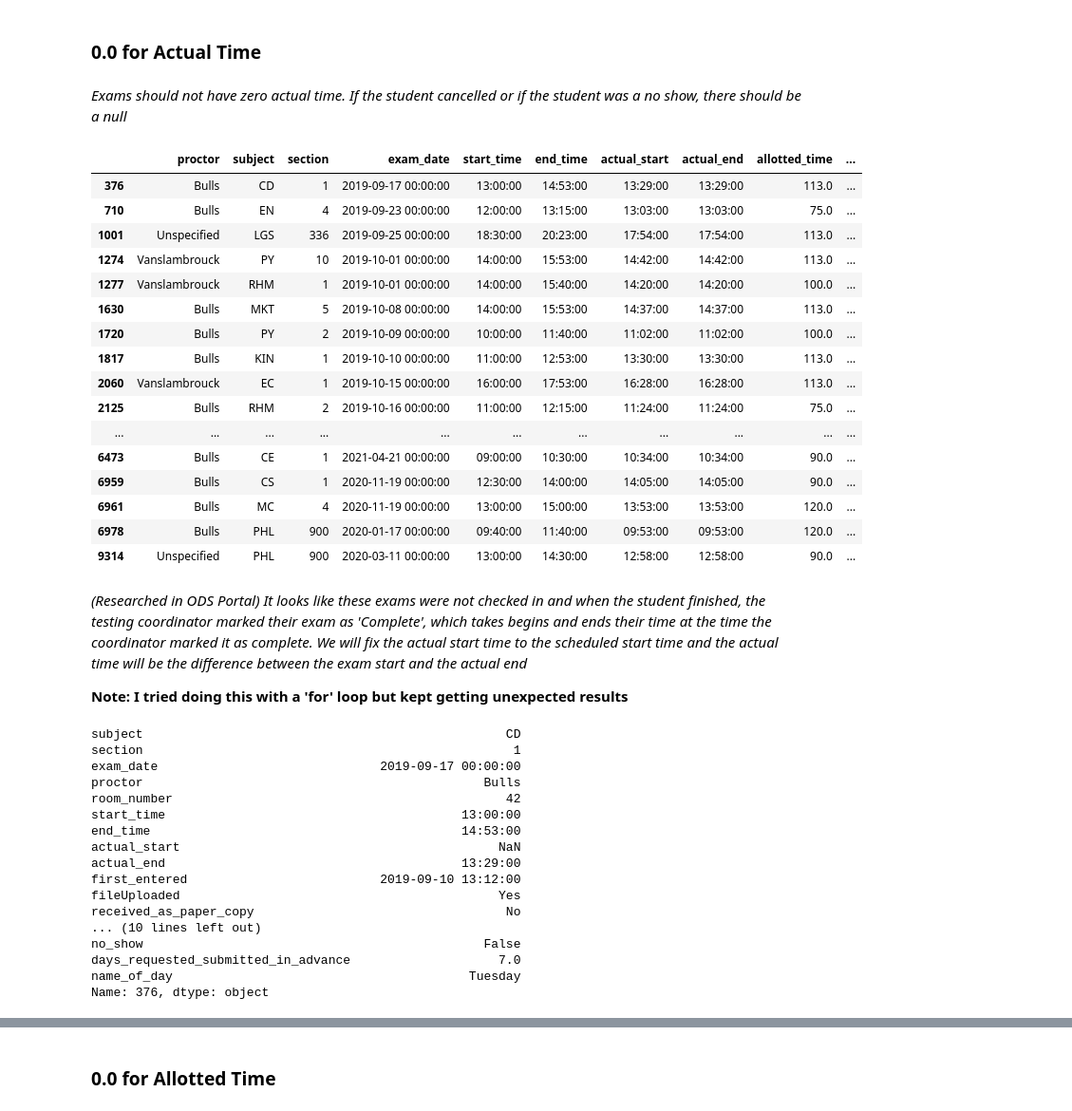
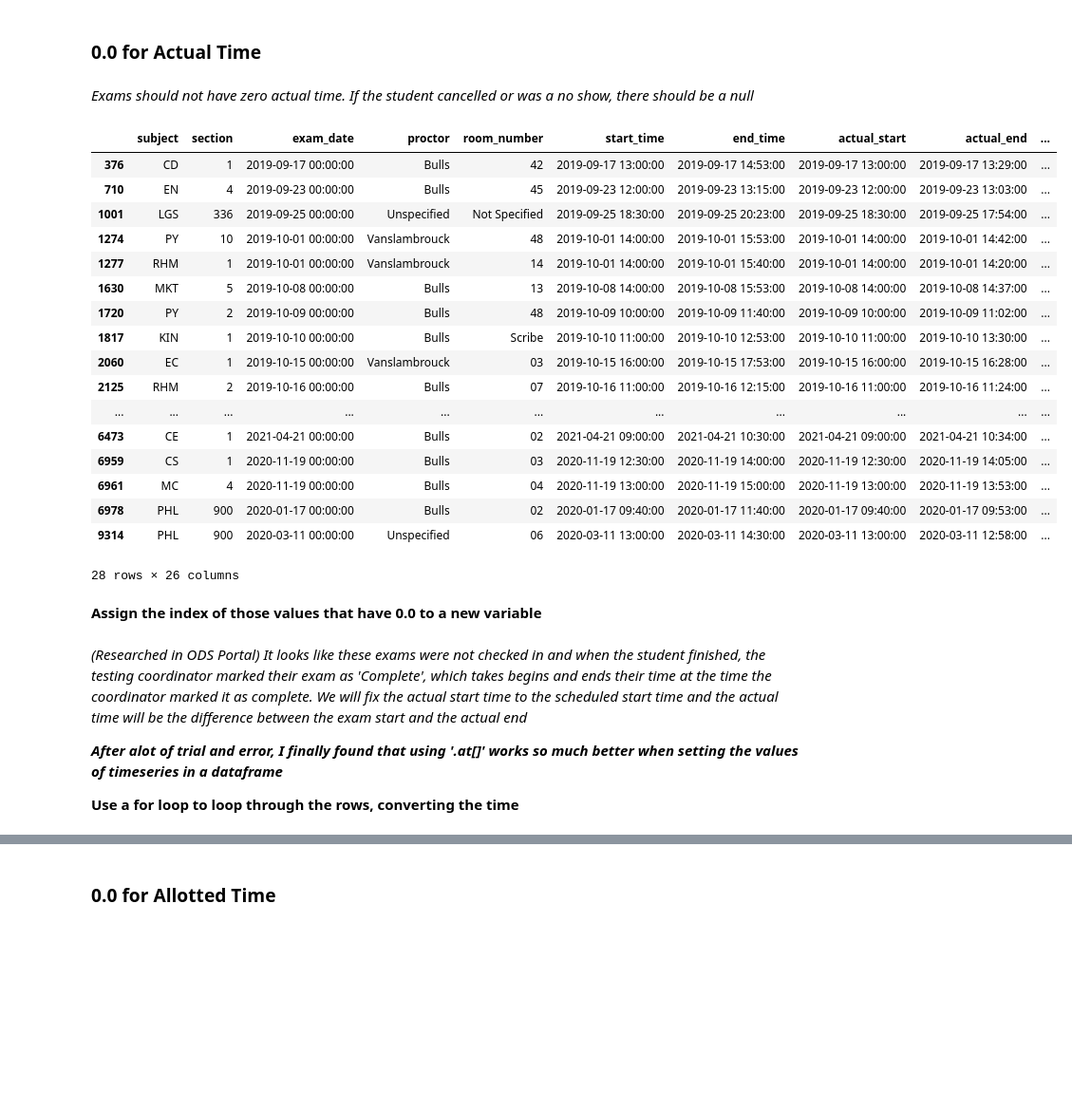
Before and after one commit to dihoxy/ODS-Test-Center-Project, a Jupyter notebook: Handling Outliers and Basic Exploratory Analysis.ipynb, the cells around one changed output, grey strips where cells are left out. Shown at 95% size. Saved outputs shown, nothing was run; the diff lists cells and outputs as text; code cells hidden in the pictures; blank space fills up the shorter version.

```diff
--- a/Handling Outliers and Basic Exploratory Analysis.ipynb
+++ b/Handling Outliers and Basic Exploratory Analysis.ipynb
@@ -180,4 +152,0 @@ Index(['subject', 'section', 'exam_date', 'proctor', 'room_number',
-# %%
-ods.loc[5611, 'first_entered'] = '2019-07-20'
-# %%
-ods.loc[5611, 'days_requested_submitted_in_advance'] = 0.0
@@ -184,3 +155,5 @@ ods.loc[5611, 'days_requested_submitted_in_advance'] = 0.0
+# %%
+ods.drop(index=5611, inplace=True)
 # %% [markdown]
 *Any more less than zero?*
 # %%
@@ -211,25 +184,30 @@ ods.drop(index=5600, inplace=True)
 # %% [markdown]
 ### 0.0 for Actual Time
 # %% [markdown]
-*Exams should not have zero actual time. If the student cancelled or if the student was a no show, there should be a null*
+*Exams should not have zero actual time. If the student cancelled or was a no show, there should be a null*
 # %%
 ods.loc[ods['actual_time']== 0.0, ['proctor','subject', 'section', 'exam_date','start_time', 'end_time', 'actual_start', 'actual_end',
                                    'allotted_time', 'actual_time']]
+
+ods.loc[zero_time]
 # %% [output]
-|  | proctor | subject | section | exam_date | start_time | end_time | actual_start | actual_end | allotted_time | ... |
-| 376 | Bulls | CD | 1 | 2019-09-17 00:00:00 | 13:00:00 | 14:53:00 | 13:29:00 | 13:29:00 | 113.0 | ... |
-| 710 | Bulls | EN | 4 | 2019-09-23 00:00:00 | 12:00:00 | 13:15:00 | 13:03:00 | 13:03:00 | 75.0 | ... |
-| 1001 | Unspecified | LGS | 336 | 2019-09-25 00:00:00 | 18:30:00 | 20:23:00 | 17:54:00 | 17:54:00 | 113.0 | ... |
-| 1274 | Vanslambrouck | PY | 10 | 2019-10-01 00:00:00 | 14:00:00 | 15:53:00 | 14:42:00 | 14:42:00 | 113.0 | ... |
-| 1277 | Vanslambrouck | RHM | 1 | 2019-10-01 00:00:00 | 14:00:00 | 15:40:00 | 14:20:00 | 14:20:00 | 100.0 | ... |
-| 1630 | Bulls | MKT | 5 | 2019-10-08 00:00:00 | 14:00:00 | 15:53:00 | 14:37:00 | 14:37:00 | 113.0 | ... |
-| 1720 | Bulls | PY | 2 | 2019-10-09 00:00:00 | 10:00:00 | 11:40:00 | 11:02:00 | 11:02:00 | 100.0 | ... |
-| 1817 | Bulls | KIN | 1 | 2019-10-10 00:00:00 | 11:00:00 | 12:53:00 | 13:30:00 | 13:30:00 | 113.0 | ... |
-| 2060 | Vanslambrouck | EC | 1 | 2019-10-15 00:00:00 | 16:00:00 | 17:53:00 | 16:28:00 | 16:28:00 | 113.0 | ... |
-| 2125 | Bulls | RHM | 2 | 2019-10-16 00:00:00 | 11:00:00 | 12:15:00 | 11:24:00 | 11:24:00 | 75.0 | ... |
+|  | subject | section | exam_date | proctor | room_number | start_time | end_time | actual_start | actual_end | ... |
+| 376 | CD | 1 | 2019-09-17 00:00:00 | Bulls | 42 | 2019-09-17 13:00:00 | 2019-09-17 14:53:00 | 2019-09-17 13:00:00 | 2019-09-17 13:29:00 | ... |
+| 710 | EN | 4 | 2019-09-23 00:00:00 | Bulls | 45 | 2019-09-23 12:00:00 | 2019-09-23 13:15:00 | 2019-09-23 12:00:00 | 2019-09-23 13:03:00 | ... |
+| 1001 | LGS | 336 | 2019-09-25 00:00:00 | Unspecified | Not Specified | 2019-09-25 18:30:00 | 2019-09-25 20:23:00 | 2019-09-25 18:30:00 | 2019-09-25 17:54:00 | ... |
+| 1274 | PY | 10 | 2019-10-01 00:00:00 | Vanslambrouck | 48 | 2019-10-01 14:00:00 | 2019-10-01 15:53:00 | 2019-10-01 14:00:00 | 2019-10-01 14:42:00 | ... |
+| 1277 | RHM | 1 | 2019-10-01 00:00:00 | Vanslambrouck | 14 | 2019-10-01 14:00:00 | 2019-10-01 15:40:00 | 2019-10-01 14:00:00 | 2019-10-01 14:20:00 | ... |
+| 1630 | MKT | 5 | 2019-10-08 00:00:00 | Bulls | 13 | 2019-10-08 14:00:00 | 2019-10-08 15:53:00 | 2019-10-08 14:00:00 | 2019-10-08 14:37:00 | ... |
+| 1720 | PY | 2 | 2019-10-09 00:00:00 | Bulls | 48 | 2019-10-09 10:00:00 | 2019-10-09 11:40:00 | 2019-10-09 10:00:00 | 2019-10-09 11:02:00 | ... |
+| 1817 | KIN | 1 | 2019-10-10 00:00:00 | Bulls | Scribe | 2019-10-10 11:00:00 | 2019-10-10 12:53:00 | 2019-10-10 11:00:00 | 2019-10-10 13:30:00 | ... |
+| 2060 | EC | 1 | 2019-10-15 00:00:00 | Vanslambrouck | 03 | 2019-10-15 16:00:00 | 2019-10-15 17:53:00 | 2019-10-15 16:00:00 | 2019-10-15 16:28:00 | ... |
+| 2125 | RHM | 2 | 2019-10-16 00:00:00 | Bulls | 07 | 2019-10-16 11:00:00 | 2019-10-16 12:15:00 | 2019-10-16 11:00:00 | 2019-10-16 11:24:00 | ... |
 | ... | ... | ... | ... | ... | ... | ... | ... | ... | ... | ... |
-| 6473 | Bulls | CE | 1 | 2021-04-21 00:00:00 | 09:00:00 | 10:30:00 | 10:34:00 | 10:34:00 | 90.0 | ... |
-| 6959 | Bulls | CS | 1 | 2020-11-19 00:00:00 | 12:30:00 | 14:00:00 | 14:05:00 | 14:05:00 | 90.0 | ... |
-| 6961 | Bulls | MC | 4 | 2020-11-19 00:00:00 | 13:00:00 | 15:00:00 | 13:53:00 | 13:53:00 | 120.0 | ... |
-| 6978 | Bulls | PHL | 900 | 2020-01-17 00:00:00 | 09:40:00 | 11:40:00 | 09:53:00 | 09:53:00 | 120.0 | ... |
-| 9314 | Unspecified | PHL | 900 | 2020-03-11 00:00:00 | 13:00:00 | 14:30:00 | 12:58:00 | 12:58:00 | 90.0 | ... |
+| 6473 | CE | 1 | 2021-04-21 00:00:00 | Bulls | 02 | 2021-04-21 09:00:00 | 2021-04-21 10:30:00 | 2021-04-21 09:00:00 | 2021-04-21 10:34:00 | ... |
+| 6959 | CS | 1 | 2020-11-19 00:00:00 | Bulls | 03 | 2020-11-19 12:30:00 | 2020-11-19 14:00:00 | 2020-11-19 12:30:00 | 2020-11-19 14:05:00 | ... |
+| 6961 | MC | 4 | 2020-11-19 00:00:00 | Bulls | 04 | 2020-11-19 13:00:00 | 2020-11-19 15:00:00 | 2020-11-19 13:00:00 | 2020-11-19 13:53:00 | ... |
+| 6978 | PHL | 900 | 2020-01-17 00:00:00 | Bulls | 02 | 2020-01-17 09:40:00 | 2020-01-17 11:40:00 | 2020-01-17 09:40:00 | 2020-01-17 09:53:00 | ... |
+| 9314 | PHL | 900 | 2020-03-11 00:00:00 | Unspecified | 06 | 2020-03-11 13:00:00 | 2020-03-11 14:30:00 | 2020-03-11 13:00:00 | 2020-03-11 12:58:00 | ... |
+28 rows × 26 columns
+# %% [markdown]
+**Assign the index of those values that have 0.0 to a new variable**
@@ -237,25 +218,6 @@ ods.loc[ods['actual_time']== 0.0, ['proctor','subject', 'section', 'exam_date','
 *(Researched in ODS Portal)*
 *It looks like these exams were not checked in and when the student finished, the testing coordinator marked their exam as 'Complete', which takes begins and ends their time at the time the coordinator marked it as complete. We will fix the actual start time to the scheduled start time and the actual time will be the difference between the exam start and the actual end*
 
-**Note: I tried doing this with a 'for' loop but kept getting unexpected results**
+***After alot of trial and error, I finally found that using '.at[]' works so much better when setting the values of timeseries in a dataframe***
+
+**Use a for loop to loop through the rows, converting the time**
-# %%
-ods.loc[376, ['actual_start']] = ods.loc[376, ['start_time']]
-ods.loc[376]
-# %% [output]
-subject                                                 CD
-section                                                  1
-exam_date                              2019-09-17 00:00:00
-proctor                                              Bulls
-room_number                                             42
-start_time                                        13:00:00
-end_time                                          14:53:00
-actual_start                                           NaN
-actual_end                                        13:29:00
-first_entered                          2019-09-10 13:12:00
-fileUploaded                                           Yes
-received_as_paper_copy                                  No
-... (10 lines left out)
-no_show                                              False
-days_requested_submitted_in_advance                    7.0
-name_of_day                                        Tuesday
-Name: 376, dtype: object
```
Also changed, not shown: parts of 30 cells of this notebook, 4 other files.
